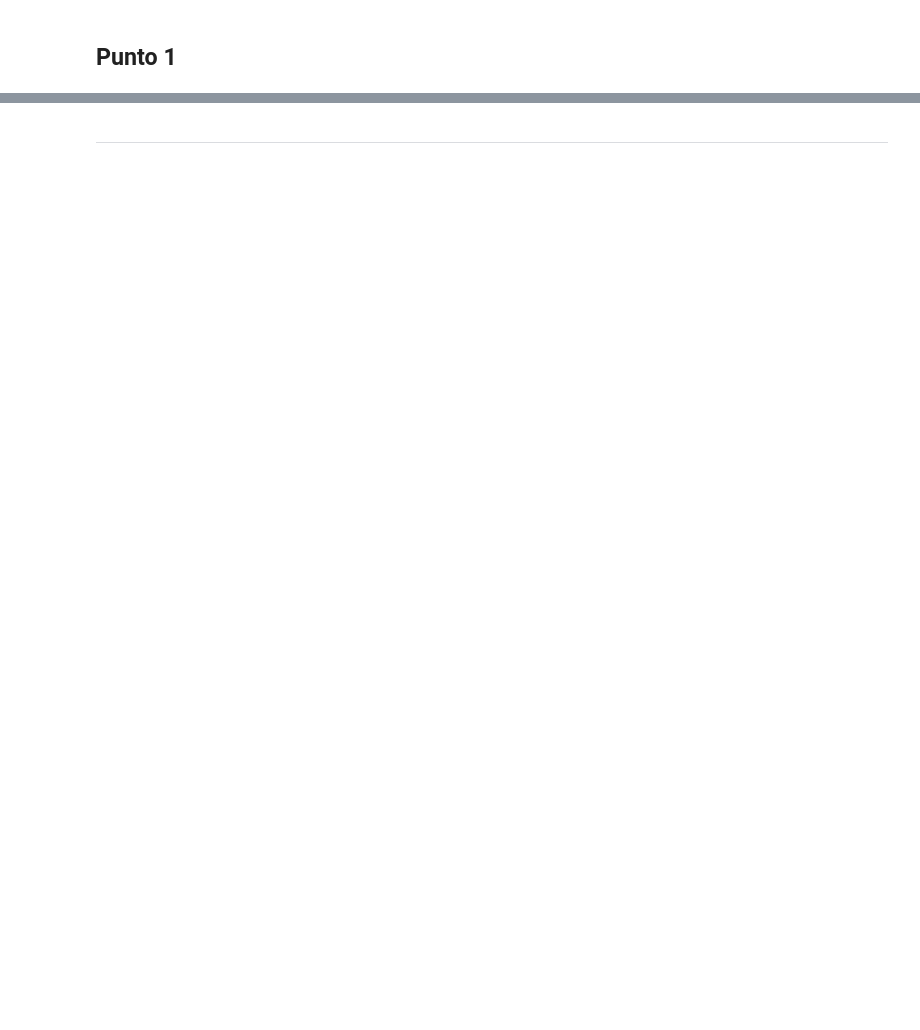
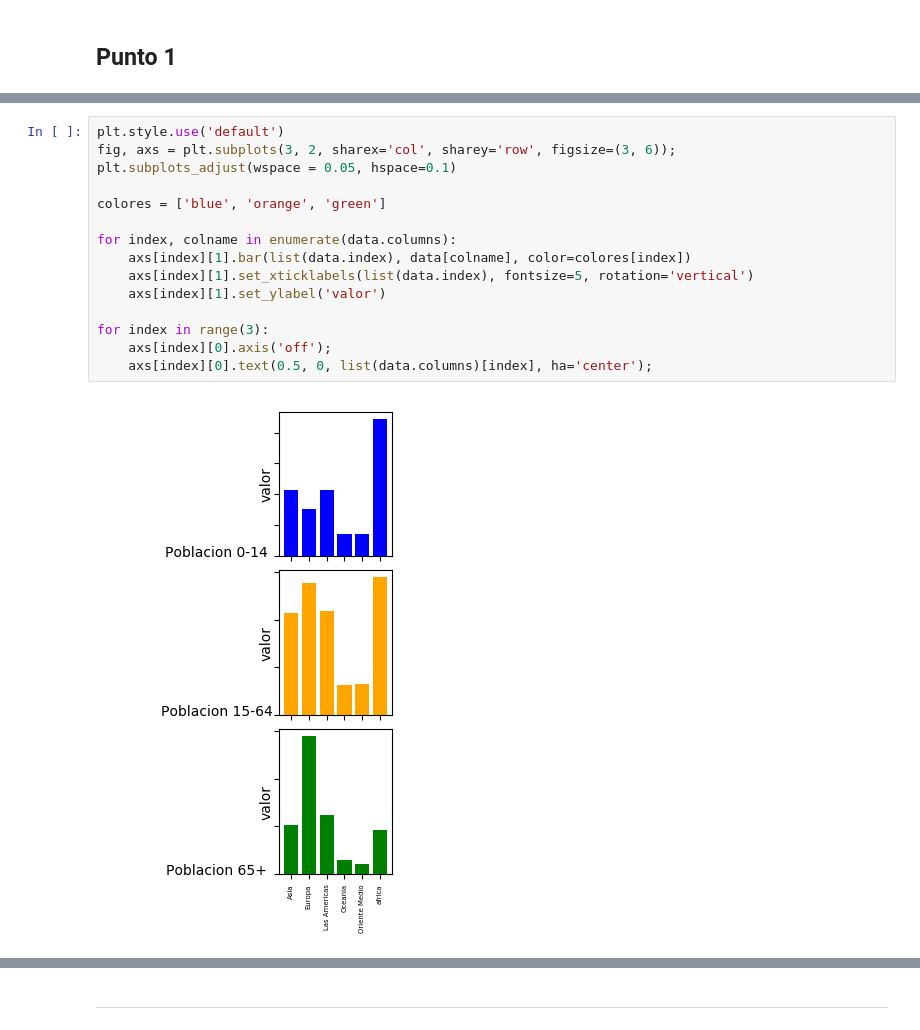
Before and after one commit to mariaqu88/lab-visualizacion-matplotlib-jasmarinpe, a Jupyter notebook: visualizacion-de-datos-usando-matplotlib.ipynb, the cells around one changed output, grey strips where cells are left out. Cells and saved outputs as stored; diff of their text form; blank space fills up the shorter version.

```diff
--- a/visualizacion-de-datos-usando-matplotlib.ipynb
+++ b/visualizacion-de-datos-usando-matplotlib.ipynb
@@ -28,3 +106,20 @@ Construya una gráfica similar a la siguiente usando el archivo `indicadores-mun
+# %%
+plt.style.use('default')
+fig, axs = plt.subplots(3, 2, sharex='col', sharey='row', figsize=(3, 6));
+plt.subplots_adjust(wspace = 0.05, hspace=0.1)
+
+colores = ['blue', 'orange', 'green']
+
+for index, colname in enumerate(data.columns):
+    axs[index][1].bar(list(data.index), data[colname], color=colores[index])
+    axs[index][1].set_xticklabels(list(data.index), fontsize=5, rotation='vertical')
+    axs[index][1].set_ylabel('valor')
+
+for index in range(3):
+    axs[index][0].axis('off');
+    axs[index][0].text(0.5, 0, list(data.columns)[index], ha='center');
+# %% [output]
+[figure, added]
 # %% [markdown]
 ## Punto 4
 
```
Also changed, not shown: parts of 10 cells of this notebook.
